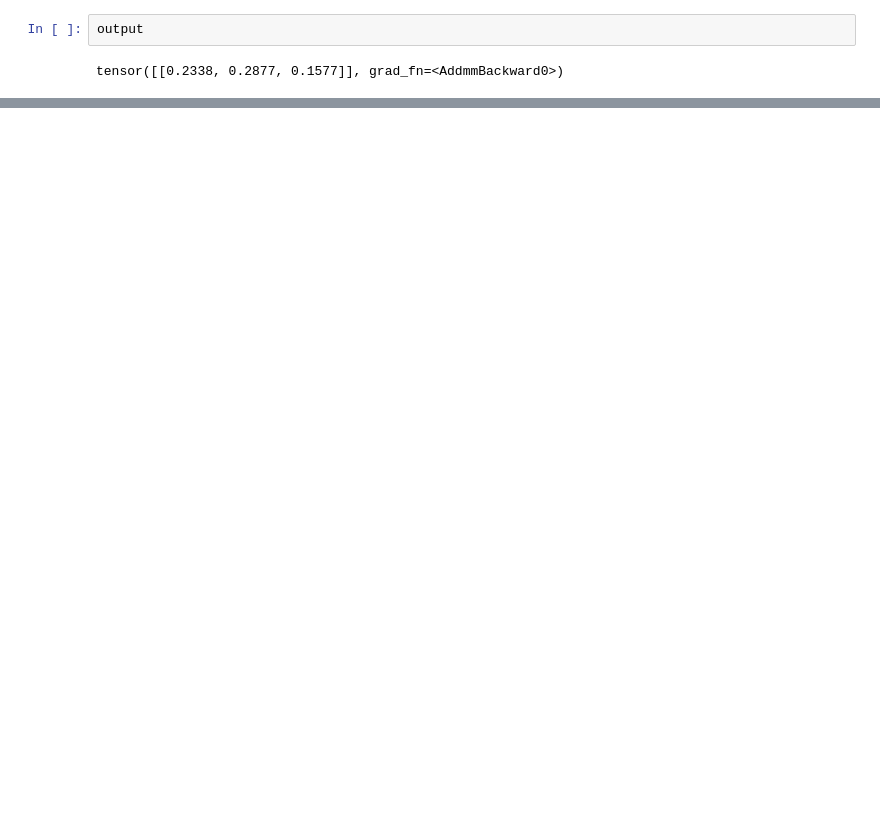
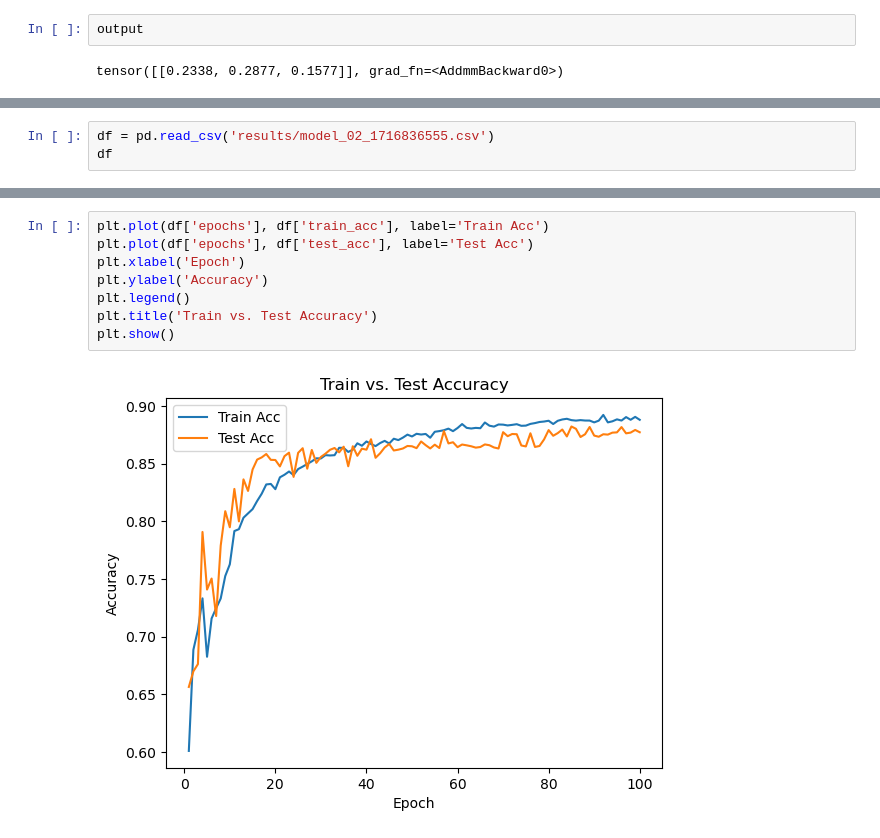
Before and after one commit to xFiveRivers/drum-classifier, a Jupyter notebook: _testing.ipynb, the cells around one changed output, grey strips where cells are left out. Cells and saved outputs as stored; diff of their text form; blank space fills up the shorter version.

Commit message:
trained and saved model_02

```diff
--- a/_testing.ipynb
+++ b/_testing.ipynb
@@ -309,0 +312,3 @@ tensor([[0.2338, 0.2877, 0.1577]], grad_fn=<AddmmBackward0>)
+# %%
+df = pd.read_csv('results/model_02_1716836555.csv')
+df
@@ -309,0 +329,10 @@ tensor([[0.2338, 0.2877, 0.1577]], grad_fn=<AddmmBackward0>)
+# %%
+plt.plot(df['epochs'], df['train_acc'], label='Train Acc')
+plt.plot(df['epochs'], df['test_acc'], label='Test Acc')
+plt.xlabel('Epoch')
+plt.ylabel('Accuracy')
+plt.legend()
+plt.title('Train vs. Test Accuracy')
+plt.show()
+# %% [output]
+[figure, added]
```
Also changed, not shown: parts of 4 cells of this notebook, 4 other files.
